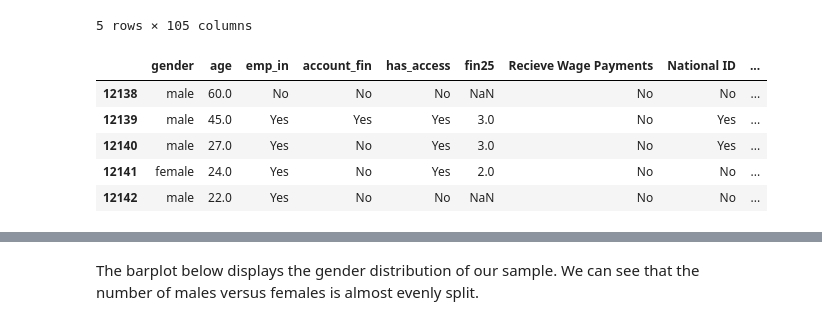
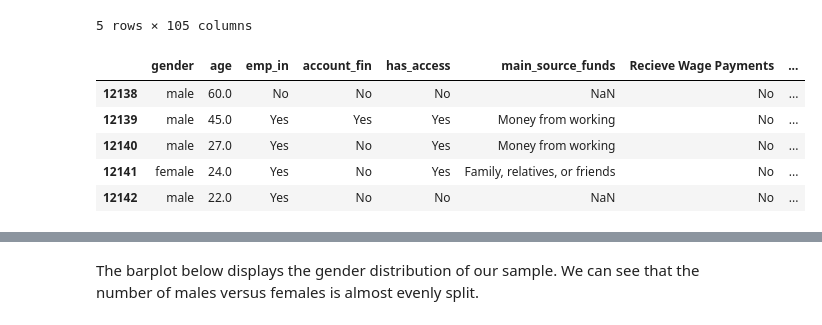
Before and after one commit to sds-capstone/2022-09-proj7-women-at-table, a Jupyter notebook: final_project.ipynb, the cells around one changed output, grey strips where cells are left out. Drawn from its saved outputs; the diff is of its cells as text; code cells hidden in the pictures.

```diff
--- a/final_project.ipynb
+++ b/final_project.ipynb
@@ -121,9 +135,10 @@ yes_no_pal = [purple, green]
 
 pink = '#FFC0CB'
 # %%
+#@title
 %%capture --no-display
 # select vars of interest
-df2 = df[['female', 'age', 'emp_in', 'account_fin', 'fin24', 'fin25', 'fin32', 'fin48', 'educ']]
+df2 = df[['female', 'age', 'emp_in', 'account_fin', 'fin24', 'fin25', 'fin32', 'fin48', 'educ', 'economy']]
 df2 = df2.query('fin24 < 3')
 # Recode fin24 values
 df2.loc[df2['fin24'] == 1, "fin24"] = 'Yes'
@@ -134,37 +149,51 @@ df2.loc[df2['fin24'] == 4, "fin24"] = 'Refuse'
 df2.rename(columns = {'fin24': 'has_access'}, inplace = True)
 # recode gender
 df2.loc[df2['female'] == 1, "female"] = 'male'
 df2.loc[df2['female'] == 2, "female"] = 'female'
 df2.rename(columns = {'female': 'gender'}, inplace = True)
 # recode account_fin
 df2.loc[df2['account_fin'] == 0, "account_fin"] = 'No'
 df2.loc[df2['account_fin'] == 1, "account_fin"] = 'Yes'
 # recode emp_in
 df2.loc[df2['emp_in'] == 0, "emp_in"] = 'No'
 df2.loc[df2['emp_in'] == 1, "emp_in"] = 'Yes'
 # Recode fin32 values: Recieved Wage Payments
 df2.loc[df2['fin32'] == 1, "fin32"] = 'Yes'
 df2.loc[df2['fin32'] == 2, "fin32"] = 'No'
 df2.loc[df2['fin32'] == 3, "fin32"] = 'Don\'t Know'
 df2.loc[df2['fin32'] == 4, "fin32"] = 'Refuse'
 # recode fin48 values: National ID
 df2.loc[df2['fin48'] == 1, "fin48"] = 'Yes'
 df2.loc[df2['fin48'] == 2, "fin48"] = 'No'
 df2.loc[df2['fin48'] == 3, "fin48"] = 'Don\'t Know'
 df2.loc[df2['fin48'] == 4, "fin48"] = 'Refuse'
 #recode educ values: Highest Level of Education
 df2.loc[df2['educ'] == 1, "educ"] = 'Primary'
 df2.loc[df2['educ'] == 2, "educ"] = 'Secondary'
 df2.loc[df2['educ'] == 3, "educ"] = 'Tertiary'
 df2.loc[df2['educ'] == 4, "educ"] = 'Don\'t Know'
 df2.loc[df2['educ'] == 5, "educ"] = 'Refuse'
+#recode fin25 values: Main Source of Emergency Funds
+df2.loc[df2['fin25'] == 1, "fin25"] = 'Savings'
+df2.loc[df2['fin25'] == 2, "fin25"] = 'Family, relatives, or friends'
+df2.loc[df2['fin25'] == 3, "fin25"] = 'Money from working'
+df2.loc[df2['fin25'] == 4, "fin25"] = 'Borrowing from a bank/employer/private lender'
+df2.loc[df2['fin25'] == 5, "fin25"] = 'Selling assets'
+df2.loc[df2['fin25'] == 6, "fin25"] = '(Some other source)'
+df2.loc[df2['fin25'] == 7, "fin25"] = 'Don\'t Know'
+df2.loc[df2['fin25'] == 8, "fin25"] = 'Refuse'
+#recode fin32 values: Recieved Wage Payments
+df2.loc[df2['fin32'] == 1, "fin32"] = 'Yes'
+df2.loc[df2['fin32'] == 2, "fin32"] = 'No'
+df2.loc[df2['fin32'] == 3, "fin32"] = 'Don\'t Know'
+df2.loc[df2['fin32'] == 4, "fin32"] = 'Refuse'
 
-df2.rename(columns = {'fin32': 'Recieve Wage Payments', 'fin48': 'National ID', 'educ': 'Education'}, inplace = True)
+df2.rename(columns = {'fin32': 'Recieve Wage Payments', 'fin48': 'National ID', 'educ': 'Education', 'fin25': 'main_source_funds', 'fin32': 'Recieve Wage Payments'}, inplace = True)
 df2.head()
 # %% [output]
-|  | gender | age | emp_in | account_fin | has_access | fin25 | Recieve Wage Payments | National ID | ... |
-| 12138 | male | 60.0 | No | No | No | NaN | No | No | ... |
-| 12139 | male | 45.0 | Yes | Yes | Yes | 3.0 | No | Yes | ... |
-| 12140 | male | 27.0 | Yes | No | Yes | 3.0 | No | Yes | ... |
-| 12141 | female | 24.0 | Yes | No | Yes | 2.0 | No | No | ... |
-| 12142 | male | 22.0 | Yes | No | No | NaN | No | No | ... |
+|  | gender | age | emp_in | account_fin | has_access | main_source_funds | Recieve Wage Payments | ... |
+| 12138 | male | 60.0 | No | No | No | NaN | No | ... |
+| 12139 | male | 45.0 | Yes | Yes | Yes | Money from working | No | ... |
+| 12140 | male | 27.0 | Yes | No | Yes | Money from working | No | ... |
+| 12141 | female | 24.0 | Yes | No | Yes | Family, relatives, or friends | No | ... |
+| 12142 | male | 22.0 | Yes | No | No | NaN | No | ... |
```
Also changed, not shown: parts of 60 cells of this notebook.
